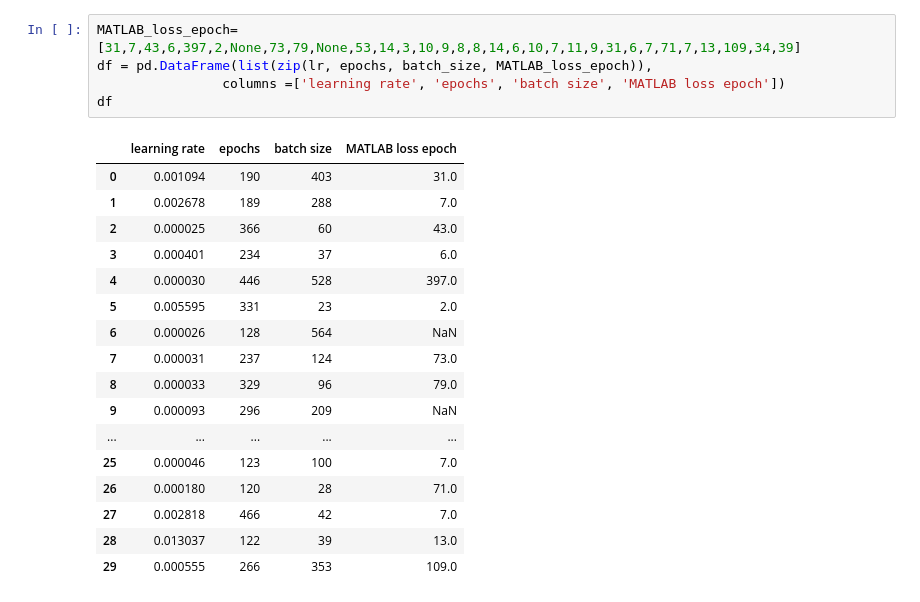
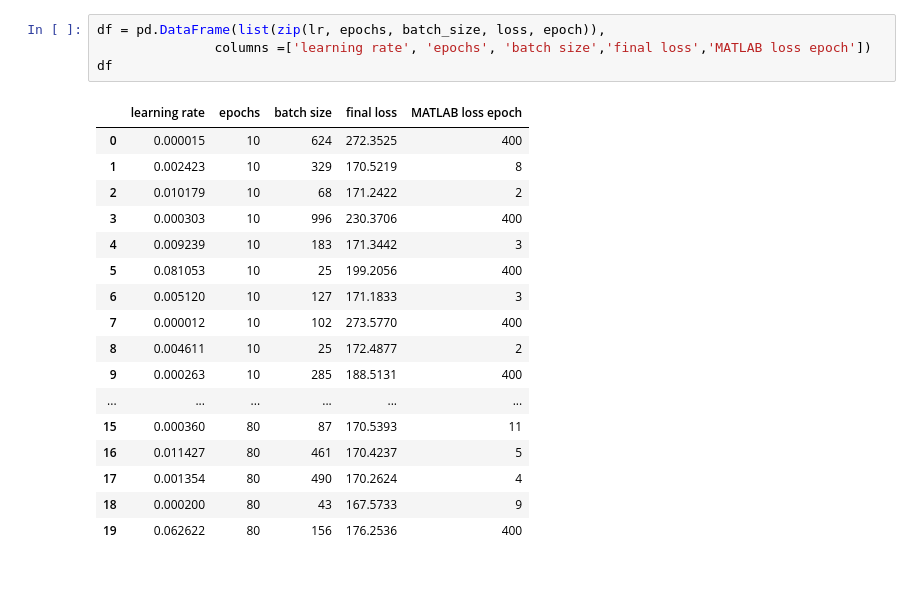
Before and after one commit to trendscenter/MISA-pytorch, a Jupyter notebook: load_data.ipynb, the cells around one changed output. Drawn from its saved outputs; the diff is of its cells as text.

```diff
--- a/load_data.ipynb
+++ b/load_data.ipynb
@@ -219,25 +224,24 @@ fig.show()
 # %% [output]
 [interactive output not drawn]
 # %%
-MATLAB_loss_epoch= [31,7,43,6,397,2,None,73,79,None,53,14,3,10,9,8,8,14,6,10,7,11,9,31,6,7,71,7,13,109,34,39]
-df = pd.DataFrame(list(zip(lr, epochs, batch_size, MATLAB_loss_epoch)),
-                columns =['learning rate', 'epochs', 'batch size', 'MATLAB loss epoch'])
+df = pd.DataFrame(list(zip(lr, epochs, batch_size, loss, epoch)),
+               columns =['learning rate', 'epochs', 'batch size','final loss','MATLAB loss epoch'])
 df
 # %% [output]
-|  | learning rate | epochs | batch size | MATLAB loss epoch |
-| 0 | 0.001094 | 190 | 403 | 31.0 |
-| 1 | 0.002678 | 189 | 288 | 7.0 |
-| 2 | 0.000025 | 366 | 60 | 43.0 |
-| 3 | 0.000401 | 234 | 37 | 6.0 |
-| 4 | 0.000030 | 446 | 528 | 397.0 |
-| 5 | 0.005595 | 331 | 23 | 2.0 |
-| 6 | 0.000026 | 128 | 564 | NaN |
-| 7 | 0.000031 | 237 | 124 | 73.0 |
-| 8 | 0.000033 | 329 | 96 | 79.0 |
-| 9 | 0.000093 | 296 | 209 | NaN |
-| ... | ... | ... | ... | ... |
-| 25 | 0.000046 | 123 | 100 | 7.0 |
-| 26 | 0.000180 | 120 | 28 | 71.0 |
-| 27 | 0.002818 | 466 | 42 | 7.0 |
-| 28 | 0.013037 | 122 | 39 | 13.0 |
-| 29 | 0.000555 | 266 | 353 | 109.0 |
+|  | learning rate | epochs | batch size | final loss | MATLAB loss epoch |
+| 0 | 0.000015 | 10 | 624 | 272.3525 | 400 |
+| 1 | 0.002423 | 10 | 329 | 170.5219 | 8 |
+| 2 | 0.010179 | 10 | 68 | 171.2422 | 2 |
+| 3 | 0.000303 | 10 | 996 | 230.3706 | 400 |
+| 4 | 0.009239 | 10 | 183 | 171.3442 | 3 |
+| 5 | 0.081053 | 10 | 25 | 199.2056 | 400 |
+| 6 | 0.005120 | 10 | 127 | 171.1833 | 3 |
+| 7 | 0.000012 | 10 | 102 | 273.5770 | 400 |
+| 8 | 0.004611 | 10 | 25 | 172.4877 | 2 |
+| 9 | 0.000263 | 10 | 285 | 188.5131 | 400 |
+| ... | ... | ... | ... | ... | ... |
+| 15 | 0.000360 | 80 | 87 | 170.5393 | 11 |
+| 16 | 0.011427 | 80 | 461 | 170.4237 | 5 |
+| 17 | 0.001354 | 80 | 490 | 170.2624 | 4 |
+| 18 | 0.000200 | 80 | 43 | 167.5733 | 9 |
+| 19 | 0.062622 | 80 | 156 | 176.2536 | 400 |
```
Also changed, not shown: parts of 1 cell of this notebook, 1 other file.
